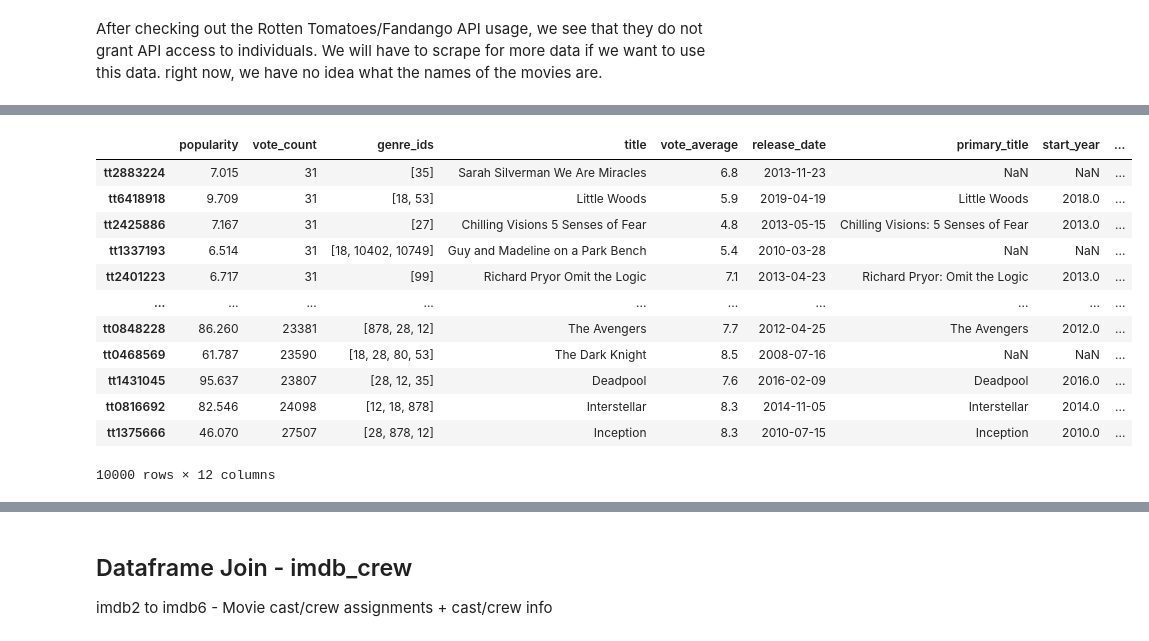
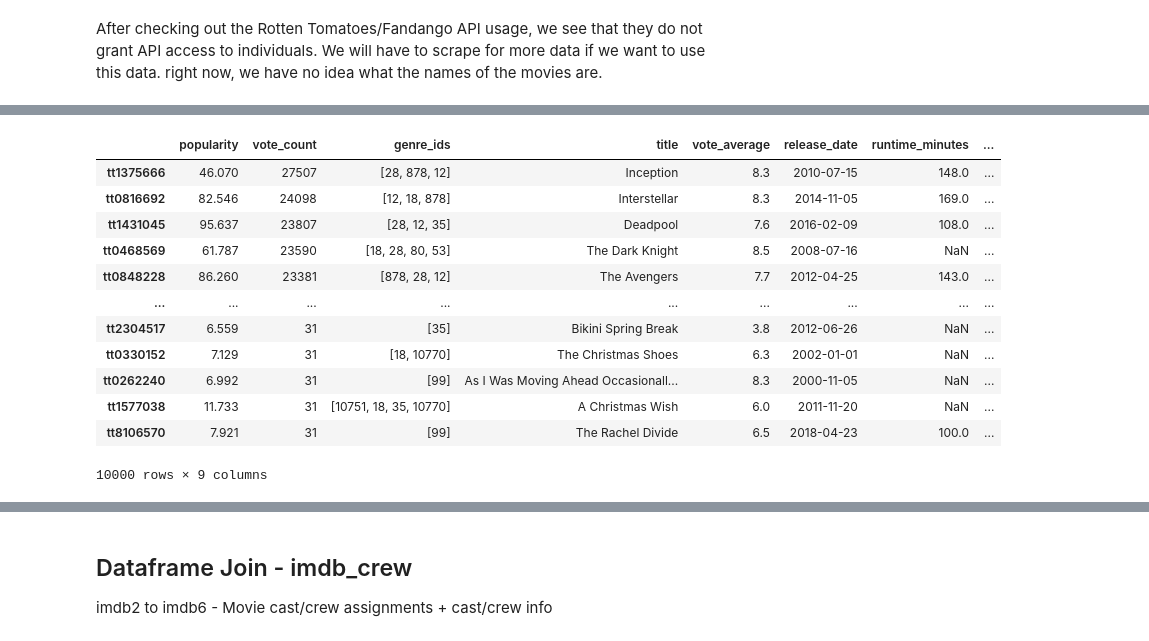
Before and after one commit to threnjen/dsc-mod-1-project-v2-1-online-ds-sp-000, a Jupyter notebook: student.ipynb, the cells around one changed output, grey strips where cells are left out. Cells and saved outputs as stored; diff of their text form; code cells hidden in the pictures.

Commit message:
started EDA

```diff
--- a/student.ipynb
+++ b/student.ipynb
@@ -674,6 +712,6 @@ While we do our exploration and cleanup analysis on each of these IMDB data sets
 # %%
-# import imdb user ratings per movie
-imdb1 = pd.read_csv('zippedData/title.ratings.csv')
+# import imdb user user_ratings per movie
+imdb1 = pd.read_csv('zippedData/title.user_ratings.csv')
 # %% [markdown]
 #### Exploring the Data
 # %%
@@ -1081,7 +1119,7 @@ We DO want any user ratings available from IMDB, to cross-reference with the use
 imdb4.set_index('tconst', inplace=True)
 
 # Drop original_title column
-imdb4.drop(columns=['original_title'], inplace=True)
+imdb4.drop(columns=["original_title", 'primary_title', 'start_year', 'genres'], inplace=True)
 # %%
 imdb4
 # Our final log of 146,144 movies in the imdb dataset from 2010 onward
@@ -1544,21 +1616,21 @@ tmdb_discover.sort_values('vote_count')
 # %%
-# We are joining our imdb4 with bom and tmdb_discover on the tconst which is the movie id
+# We are joining our imdb4 with bom and tmdb_discover on the tconst which is the IMDB id
 first_join = tmdb_discover.join(imdb4, how="left")
-first_join.sort_values('vote_count')
+first_join.sort_values('vote_count', ascending=False)
 
 # We are using tmdb_discover which is our primary movie set as the basis for the join. We want all records from this dataset,
 # and any of records from the other datasets which match.
 # %% [output]
-|  | popularity | vote_count | genre_ids | title | vote_average | release_date | primary_title | start_year | ... |
-| tt2883224 | 7.015 | 31 | [35] | Sarah Silverman We Are Miracles | 6.8 | 2013-11-23 | NaN | NaN | ... |
-| tt6418918 | 9.709 | 31 | [18, 53] | Little Woods | 5.9 | 2019-04-19 | Little Woods | 2018.0 | ... |
-| tt2425886 | 7.167 | 31 | [27] | Chilling Visions 5 Senses of Fear | 4.8 | 2013-05-15 | Chilling Visions: 5 Senses of Fear | 2013.0 | ... |
-| tt1337193 | 6.514 | 31 | [18, 10402, 10749] | Guy and Madeline on a Park Bench | 5.4 | 2010-03-28 | NaN | NaN | ... |
-| tt2401223 | 6.717 | 31 | [99] | Richard Pryor Omit the Logic | 7.1 | 2013-04-23 | Richard Pryor: Omit the Logic | 2013.0 | ... |
-| ... | ... | ... | ... | ... | ... | ... | ... | ... | ... |
-| tt0848228 | 86.260 | 23381 | [878, 28, 12] | The Avengers | 7.7 | 2012-04-25 | The Avengers | 2012.0 | ... |
-| tt0468569 | 61.787 | 23590 | [18, 28, 80, 53] | The Dark Knight | 8.5 | 2008-07-16 | NaN | NaN | ... |
-| tt1431045 | 95.637 | 23807 | [28, 12, 35] | Deadpool | 7.6 | 2016-02-09 | Deadpool | 2016.0 | ... |
-| tt0816692 | 82.546 | 24098 | [12, 18, 878] | Interstellar | 8.3 | 2014-11-05 | Interstellar | 2014.0 | ... |
-| tt1375666 | 46.070 | 27507 | [28, 878, 12] | Inception | 8.3 | 2010-07-15 | Inception | 2010.0 | ... |
+|  | popularity | vote_count | genre_ids | title | vote_average | release_date | runtime_minutes | ... |
+| tt1375666 | 46.070 | 27507 | [28, 878, 12] | Inception | 8.3 | 2010-07-15 | 148.0 | ... |
+| tt0816692 | 82.546 | 24098 | [12, 18, 878] | Interstellar | 8.3 | 2014-11-05 | 169.0 | ... |
+| tt1431045 | 95.637 | 23807 | [28, 12, 35] | Deadpool | 7.6 | 2016-02-09 | 108.0 | ... |
+| tt0468569 | 61.787 | 23590 | [18, 28, 80, 53] | The Dark Knight | 8.5 | 2008-07-16 | NaN | ... |
+| tt0848228 | 86.260 | 23381 | [878, 28, 12] | The Avengers | 7.7 | 2012-04-25 | 143.0 | ... |
+| ... | ... | ... | ... | ... | ... | ... | ... | ... |
+| tt2304517 | 6.559 | 31 | [35] | Bikini Spring Break | 3.8 | 2012-06-26 | NaN | ... |
+| tt0330152 | 7.129 | 31 | [18, 10770] | The Christmas Shoes | 6.3 | 2002-01-01 | NaN | ... |
+| tt0262240 | 6.992 | 31 | [99] | As I Was Moving Ahead Occasionall... | 8.3 | 2000-11-05 | NaN | ... |
+| tt1577038 | 11.733 | 31 | [10751, 18, 35, 10770] | A Christmas Wish | 6.0 | 2011-11-20 | NaN | ... |
+| tt8106570 | 7.921 | 31 | [99] | The Rachel Divide | 6.5 | 2018-04-23 | 100.0 | ... |
-10000 rows × 12 columns
+10000 rows × 9 columns
```
Also changed, not shown: parts of 121 cells of this notebook.
